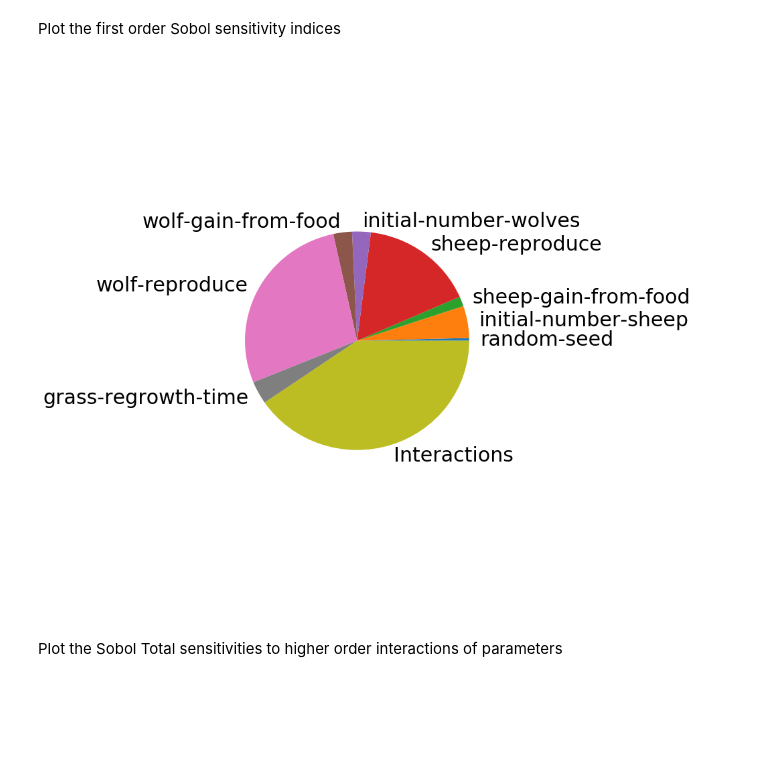
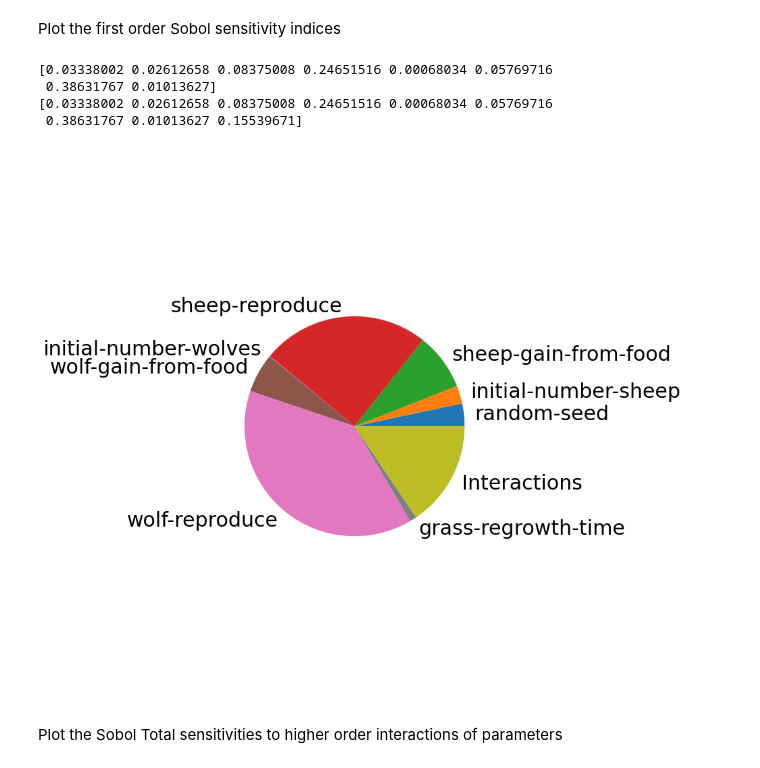
Before and after one commit to chathika/NL4Py, a Jupyter notebook: examples/SensitivityAnalysis.ipynb, the cells around one changed output. Cells and saved outputs as stored; diff of their text form; code cells hidden in the pictures; blank space fills up the shorter version.

```diff
--- a/examples/SensitivityAnalysis.ipynb
+++ b/examples/SensitivityAnalysis.ipynb
@@ -18,16 +23,27 @@ Server started.
 # %% [markdown]
 Define what a simulation is. In this experiment, a simulation run is initialized with a parameter configuration, resets the model and runs it for 100 ticks. We perform the sensitivity analysis on the sheep, wolves, and grass version of the Wolf Sheep Predation model. We track the sheep and wolf populations over time as model output.
 # %%
-def simulate(workspace_,parameters):
-    workspace_.command("stop")
+free_workspaces = []
+for i in range(0,multiprocessing.cpu_count()):
+    n = nl4py.create_headless_workspace()
+    n.open_model('Wolf Sheep Predation.nlogo')
+    free_workspaces.append(n)
+
+def runForParameters(parameters):
+    workspace = free_workspaces[0]
+    free_workspaces.remove(workspace)
+    workspace.command("stop")
     for i, name in enumerate(problem['names']):
         if name == 'random-seed':
-            workspace_.command('random-seed {}'.format(parameters[i]))
+            workspace.command('random-seed {}'.format(parameters[i]))
         else:
-            workspace_.command('set {0} {1}'.format(name, parameters[i]))
-    workspace_.command('set model-version "sheep-wolves-grass"')
-    workspace_.command('setup')
-    workspace_.scheduleReportersAndRun(["ticks",'count sheep','count wolves'], 0,1,100,"go")
+            workspace.command('set {0} {1}'.format(name, parameters[i]))
+    workspace.command('set model-version "sheep-wolves-grass"')
+    workspace.command('setup')
+    simulation_results = workspace.schedule_reporters(["ticks",'count sheep','count wolves'], 0,1,500,"go")
+    free_workspaces.append(workspace)
+    aggregate_metric = calculate_population_stability(simulation_results)
+    return aggregate_metric
 # %% [markdown]
 Since the number of runs required would most likely far exceed the number of cores available, we define a function that makes sure we only run a number parallel NetLogoHeadlessWorkspaces equal to the number of cores on the machine for optimal performance.
 
@@ -90,15 +72,15 @@ def runForParameters(experiment):
 # %% [markdown]
 Next, we use NL4Py to read in the parameters from the NetLogo model's interface and populate the problem space, required by SALib for sensitivity analysis, with both the names and ranges, automatically.
 # %%
-ws = nl4py.newNetLogoHeadlessWorkspace()
-ws.openModel("./Wolf Sheep Predation.nlogo")
+ws = nl4py.create_headless_workspace()
+ws.open_model("./Wolf Sheep Predation.nlogo")
 #Read in the parameter info with NL4Py functions and generate a SALib problem
 problem = {
   'num_vars': 8,
   'names': ['random-seed'],
   'bounds': [[1, 100000]]
 }
-problem['names'].extend(ws.getParamNames()[:-2])
-problem['bounds'].extend( [item[0::2] for item in ws.getParamRanges()[:-2]])
+problem['names'].extend(ws.get_param_names()[:-2])
+problem['bounds'].extend( [item[0::2] for item in ws.get_param_ranges()[:-2]])
 print(problem)
 # %% [output]
@@ -111,8 +93,11 @@ First, we perform Sobol's sensitivity analysis using Saltelli's sampling sequenc
 # %%
 from SALib.sample import saltelli
 from SALib.analyze import sobol
-param_values_sobol = saltelli.sample(problem, 1000)
-Y = np.array(runForParameters(param_values_sobol))
+param_values_sobol = saltelli.sample(problem, 200)
+import multiprocessing
+from multiprocessing.pool import ThreadPool
+pool = ThreadPool(multiprocessing.cpu_count())
+Y = np.array(pool.map(runForParameters, param_values_sobol))
 # %%
 import multiprocessing
 Si_Sobol = sobol.analyze(problem, Y, print_to_console=True, parallel=True, n_processors=multiprocessing.cpu_count())
@@ -139,19 +124,25 @@ Plot the first order Sobol sensitivity indices
 # %%
 #Get the absolute values of the first order sobol sensitivity indices
 sobol_s1_abs = np.abs(Si_Sobol["S1"])
+print(sobol_s1_abs)
 from matplotlib import pyplot
 import matplotlib as mpl
 mpl.rcParams['font.size'] = 30.0
 #The residual of the first order sensitivity indicies represents the sensitivity caused by
 # higher order interactions of the parameters
-S1_and_interactions_sobol = np.append(sobol_s1_abs,(1 - sobol_s1_abs.sum()))
+S1_and_interactions_sobol = np.abs(np.append(sobol_s1_abs,(1 - sobol_s1_abs.sum())))
+print(S1_and_interactions_sobol)
 labels = np.append(problem['names'],'Interactions')
 fig = pyplot.figure(figsize=[15, 15])
 ax = fig.add_subplot(111)
 plot = ax.pie(S1_and_interactions_sobol, labels = labels, labeldistance=1.1, startangle=0, radius=0.5)
 fig.savefig('SobolWSPS1.png')
 # %% [output]
+[0.03338002 0.02612658 0.08375008 0.24651516 0.00068034 0.05769716
+ 0.38631767 0.01013627]
+[0.03338002 0.02612658 0.08375008 0.24651516 0.00068034 0.05769716
+ 0.38631767 0.01013627 0.15539671]
-[figure, old version]
+[figure, new version]
 # %% [markdown]
 Plot the Sobol Total sensitivities to higher order interactions of parameters
 # %%
```
Also changed, not shown: parts of 9 cells of this notebook, 1 other file.
